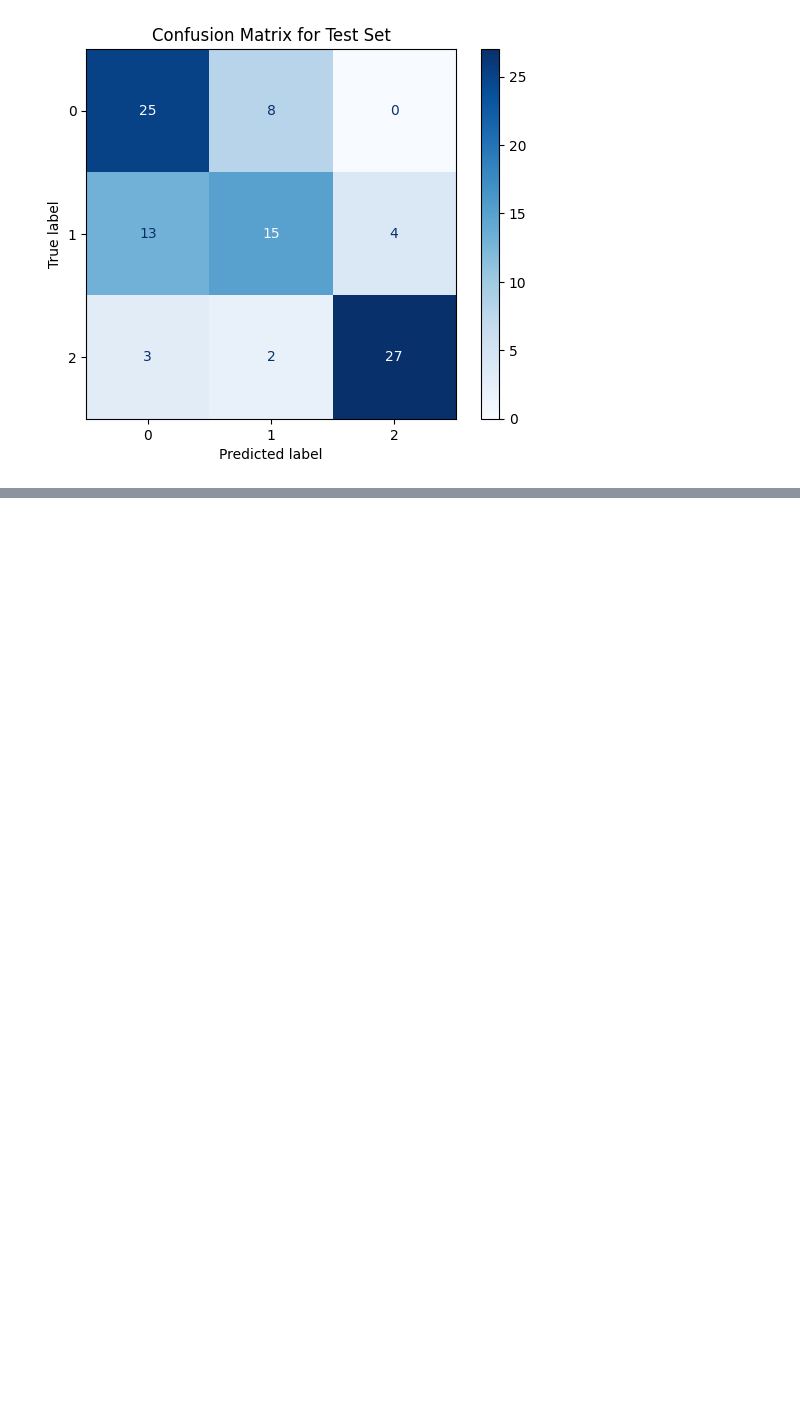
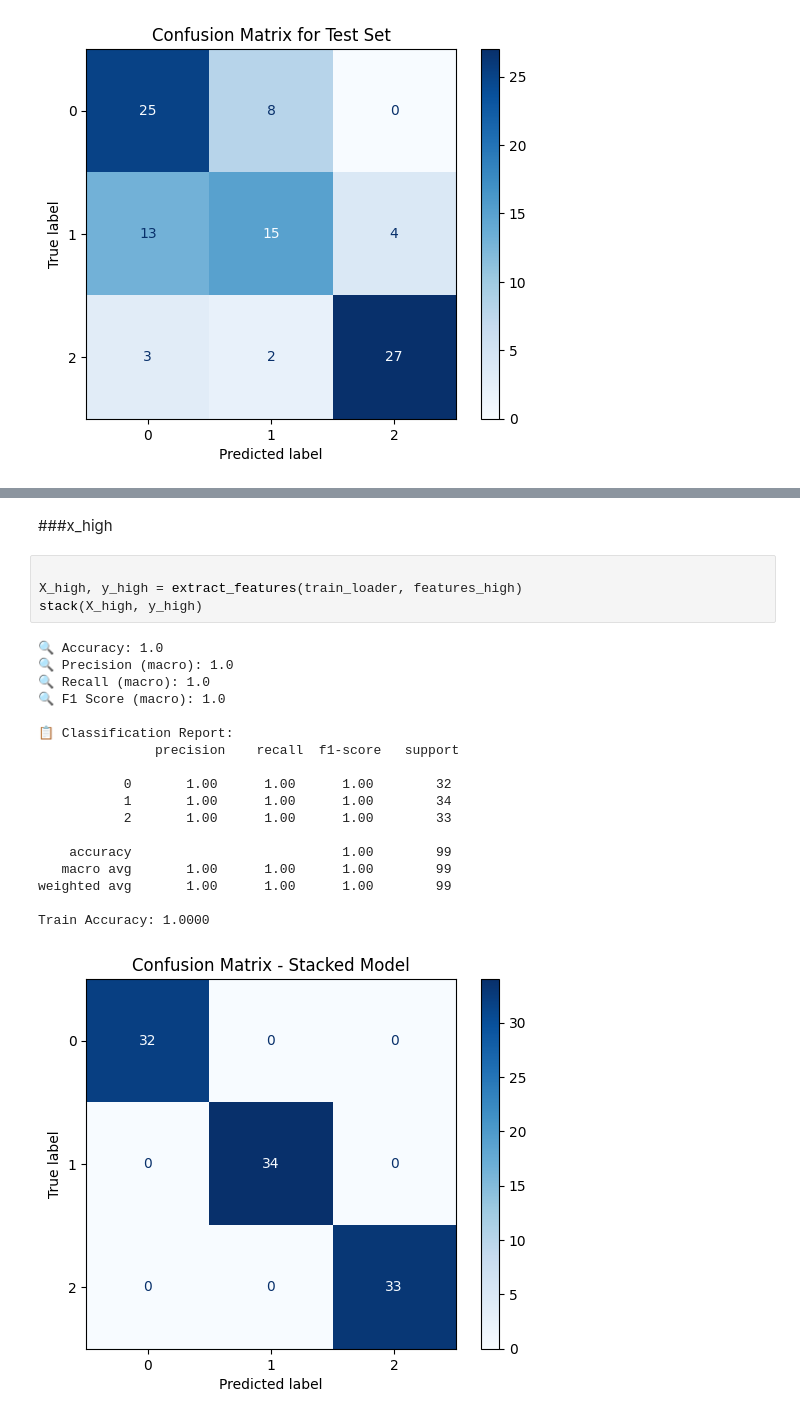
Before and after one commit to StuckInAnEndlessFebruary/stacked-learner, a Jupyter notebook: StackedLearner.ipynb, the cells around one changed output, grey strips where cells are left out. Cells and saved outputs as stored; diff of their text form; blank space fills up the shorter version.

```diff
--- a/StackedLearner.ipynb
+++ b/StackedLearner.ipynb
@@ -924,0 +1407,25 @@ weighted avg       0.58      0.59      0.57        99
+# %% [markdown]
+###x_high
+# %%
+
+X_high, y_high = extract_features(train_loader, features_high)
+stack(X_high, y_high)
+# %% [output]
+🔍 Accuracy: 1.0
+🔍 Precision (macro): 1.0
+🔍 Recall (macro): 1.0
+🔍 F1 Score (macro): 1.0
+
+📋 Classification Report:
+               precision    recall  f1-score   support
+
+           0       1.00      1.00      1.00        32
+           1       1.00      1.00      1.00        34
+           2       1.00      1.00      1.00        33
+
+    accuracy                           1.00        99
+   macro avg       1.00      1.00      1.00        99
+weighted avg       1.00      1.00      1.00        99
+
+Train Accuracy: 1.0000
+[figure, added]
```
Also changed, not shown: parts of 26 cells of this notebook.
